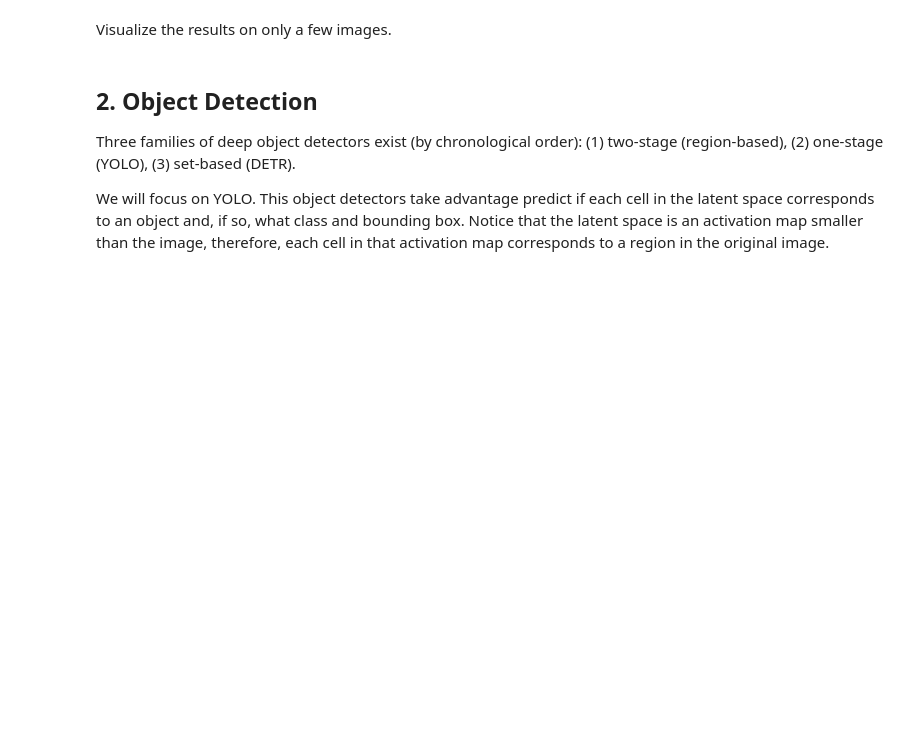
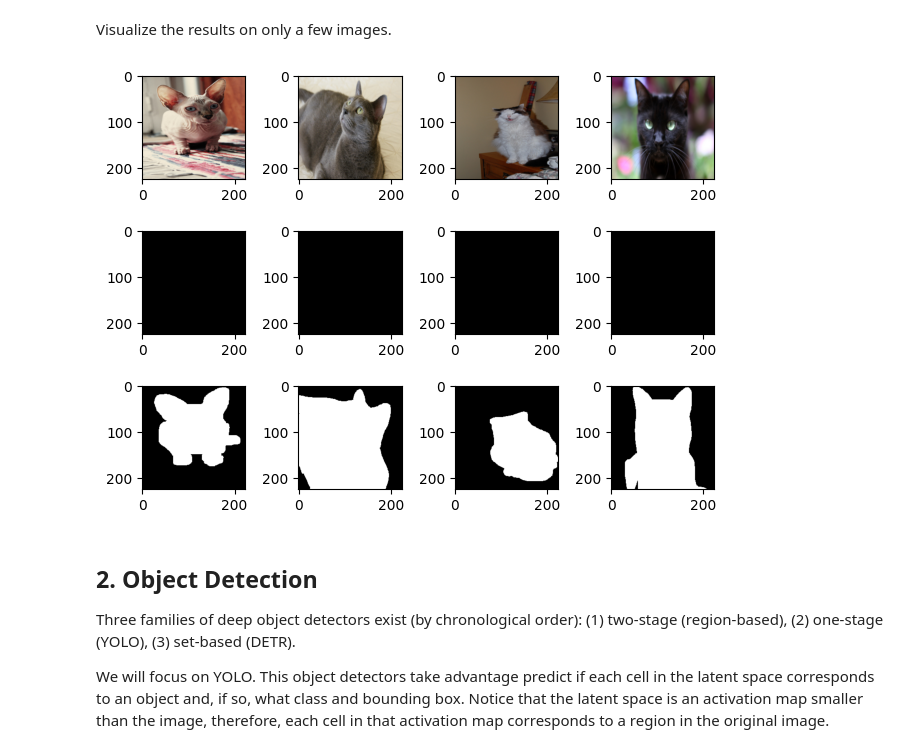
Before and after one commit to JaimeFRF/VisaoComputador, a Jupyter notebook: 09-dense-tasks.ipynb, the cells around one changed output. Drawn from its saved outputs; the diff is of its cells as text; code cells hidden in the pictures; blank space fills up the shorter version.

```diff
--- a/09-dense-tasks.ipynb
+++ b/09-dense-tasks.ipynb
@@ -225,15 +316,24 @@ print('using device:', device)
 # %%
+!pip install torchmetrics
+
+import torch
+import torch.nn as nn
+import torch.optim as optim
+from torchmetrics.classification import MulticlassJaccardIndex
+
 # Use one of the models that you have built. You may compare both.
-model = ...  # TODO
-model.to(device)  # put model in GPU
+out_channels = 10
+
+model = MySegNet(out_channels)
+model.to(device)
 
 # Define optimizer (e.g., AdamW)
-optimizer = ...
-epochs = 10
+optimizer = optim.AdamW(model.parameters(), lr=1e-4, weight_decay=1e-2)
+epochs = 5
 
 # Define loss (e.g., binary cross entropy)
-loss_fn = ...
+loss_fn = nn.CrossEntropyLoss()  # Use this for binary segmentation with raw logits
 
 # Define metric from torchmetrics (e.g. Jaccard Index, Dice Coefficient, Pixel Accuracy)
-metric = ...
+metric = MulticlassJaccardIndex(num_classes=out_channels, average='macro')
 metric.to(device)
@@ -292,22 +441,28 @@ Visualize the results on only a few images.
 # %%
 model.eval()
 
 batch = next(iter(val_dataloader))
 images = torch.stack([b[0] for b in batch]).to(device)
 masks = torch.stack([b[1] for b in batch]).to(device)
 with torch.no_grad():
     preds = torch.sigmoid(model(images)) >= 0.5
 
 for i in range(4):
     plt.subplot(3, 4, i+1)
-    image = images[i].permute(1, 2, 0).cpu()*torch.tensor([[[0.229, 0.224, 0.225]]]) + torch.tensor([[[0.485, 0.456, 0.406]]])
+    image = images[i].permute(1, 2, 0).cpu() * torch.tensor([[[0.229, 0.224, 0.225]]]) + torch.tensor([[[0.485, 0.456, 0.406]]])
     plt.imshow(image)
-    plt.subplot(3, 4, i+4+1)
-    plt.imshow(preds[i].permute(1, 2, 0).cpu(), cmap='gray')
-    plt.subplot(3, 4, i+4*2+1)
-    plt.imshow(masks[i].permute(1, 2, 0).cpu(), cmap='gray')
+
+    plt.subplot(3, 4, i+5)
+    plt.imshow(preds[i, 0].cpu(), cmap='gray')
+
+    plt.subplot(3, 4, i+9)
+    plt.imshow(masks[i, 0].cpu(), cmap='gray')
+
+
 plt.tight_layout()
 plt.show()
+# %% [output]
+[figure, added]
 # %% [markdown]
 ## 2. Object Detection
 
```
Also changed, not shown: parts of 30 cells of this notebook.
